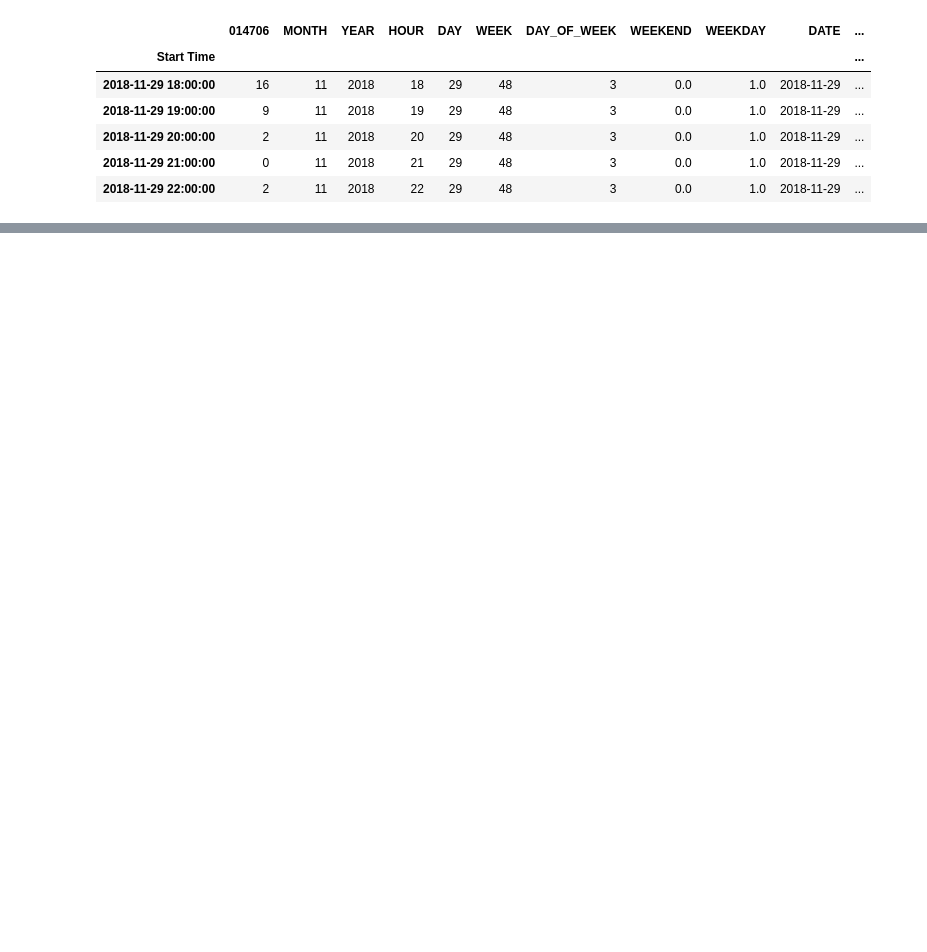
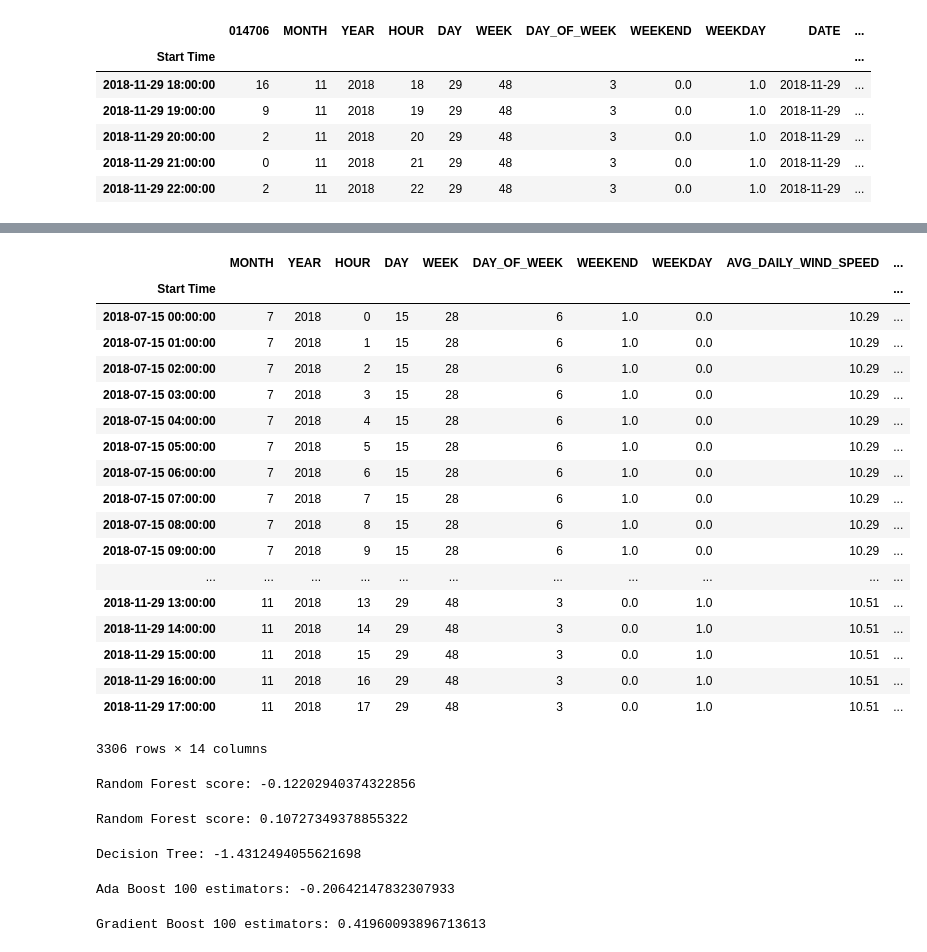
Before and after one commit to sameerabalay/Dockless_Mobility, a Jupyter notebook: src/Modeling/Random_Forest.ipynb, the cells around one changed output, grey strips where cells are left out. Cells and saved outputs as stored; diff of their text form; code cells hidden in the pictures; blank space fills up the shorter version.

Commit message:
Ran Regressor Models

```diff
--- a/src/Modeling/Random_Forest.ipynb
+++ b/src/Modeling/Random_Forest.ipynb
@@ -289,3 +308,7 @@ test.head(5)
 | 2018-11-29 20:00:00 | 2 | 11 | 2018 | 20 | 29 | 48 | 3 | 0.0 | 1.0 | 2018-11-29 | ... |
 | 2018-11-29 21:00:00 | 0 | 11 | 2018 | 21 | 29 | 48 | 3 | 0.0 | 1.0 | 2018-11-29 | ... |
 | 2018-11-29 22:00:00 | 2 | 11 | 2018 | 22 | 29 | 48 | 3 | 0.0 | 1.0 | 2018-11-29 | ... |
+# %%
+train.pop('DATE')
+train.pop('index')
+train.head(5)
@@ -294,7 +337,56 @@ y_train = train.pop('014706').values
 X_train = train.values
 y_test = test.pop('014706').values
 X_test = test.values
+# %%
+train
+# %% [output]
+|  | MONTH | YEAR | HOUR | DAY | WEEK | DAY_OF_WEEK | WEEKEND | WEEKDAY | AVG_DAILY_WIND_SPEED | ... |
+| Start Time |  |  |  |  |  |  |  |  |  | ... |
+| 2018-07-15 00:00:00 | 7 | 2018 | 0 | 15 | 28 | 6 | 1.0 | 0.0 | 10.29 | ... |
+| 2018-07-15 01:00:00 | 7 | 2018 | 1 | 15 | 28 | 6 | 1.0 | 0.0 | 10.29 | ... |
+| 2018-07-15 02:00:00 | 7 | 2018 | 2 | 15 | 28 | 6 | 1.0 | 0.0 | 10.29 | ... |
+| 2018-07-15 03:00:00 | 7 | 2018 | 3 | 15 | 28 | 6 | 1.0 | 0.0 | 10.29 | ... |
+| 2018-07-15 04:00:00 | 7 | 2018 | 4 | 15 | 28 | 6 | 1.0 | 0.0 | 10.29 | ... |
+| 2018-07-15 05:00:00 | 7 | 2018 | 5 | 15 | 28 | 6 | 1.0 | 0.0 | 10.29 | ... |
+| 2018-07-15 06:00:00 | 7 | 2018 | 6 | 15 | 28 | 6 | 1.0 | 0.0 | 10.29 | ... |
+| 2018-07-15 07:00:00 | 7 | 2018 | 7 | 15 | 28 | 6 | 1.0 | 0.0 | 10.29 | ... |
+| 2018-07-15 08:00:00 | 7 | 2018 | 8 | 15 | 28 | 6 | 1.0 | 0.0 | 10.29 | ... |
+| 2018-07-15 09:00:00 | 7 | 2018 | 9 | 15 | 28 | 6 | 1.0 | 0.0 | 10.29 | ... |
+| ... | ... | ... | ... | ... | ... | ... | ... | ... | ... | ... |
+| 2018-11-29 13:00:00 | 11 | 2018 | 13 | 29 | 48 | 3 | 0.0 | 1.0 | 10.51 | ... |
+| 2018-11-29 14:00:00 | 11 | 2018 | 14 | 29 | 48 | 3 | 0.0 | 1.0 | 10.51 | ... |
+| 2018-11-29 15:00:00 | 11 | 2018 | 15 | 29 | 48 | 3 | 0.0 | 1.0 | 10.51 | ... |
+| 2018-11-29 16:00:00 | 11 | 2018 | 16 | 29 | 48 | 3 | 0.0 | 1.0 | 10.51 | ... |
+| 2018-11-29 17:00:00 | 11 | 2018 | 17 | 29 | 48 | 3 | 0.0 | 1.0 | 10.51 | ... |
+3306 rows × 14 columns
 # %%
-rf = RandomForest(num_trees=10, num_features=(X.shape[1]//3))
+rf = RandomForestRegressor(n_estimators=10)
 rf.fit(X_train, y_train)
-print("Random Forest score:", rf.score(X_test, y_test))
+print("Random Forest score with 10 estimators:", rf.score(X_test, y_test))
+# %% [output]
+Random Forest score: -0.12202940374322856
+# %%
+rf_100 = RandomForestRegressor(n_estimators=100, max_features="auto",random_state=0)
+rf_100.fit(X_train, y_train)
+print("Random Forest score with 100 estimators:", rf_100.score(X_test, y_test))
+# %% [output]
+Random Forest score: 0.10727349378855322
+# %%
+#Fit a Decision Tree model as comparison
+dt = DecisionTreeRegressor()
+dt.fit(X_train, y_train)
+print("Decision Tree:", dt.score(X_test, y_test))
+# %% [output]
+Decision Tree: -1.4312494055621698
+# %%
+ada = AdaBoostRegressor(n_estimators=100)
+ada.fit(X_train, y_train)
+print("Ada Boost 100 estimators:", ada.score(X_test, y_test))
+# %% [output]
+Ada Boost 100 estimators: -0.20642147832307933
+# %%
+gradient_boost = GradientBoostingClassifier(n_estimators=100)
+gradient_boost.fit(X_train, y_train)
+print("Gradient Boost 100 estimators:", gradient_boost.score(X_test, y_test))
+# %% [output]
+Gradient Boost 100 estimators: 0.41960093896713613
```
Also changed, not shown: parts of 11 cells of this notebook.
